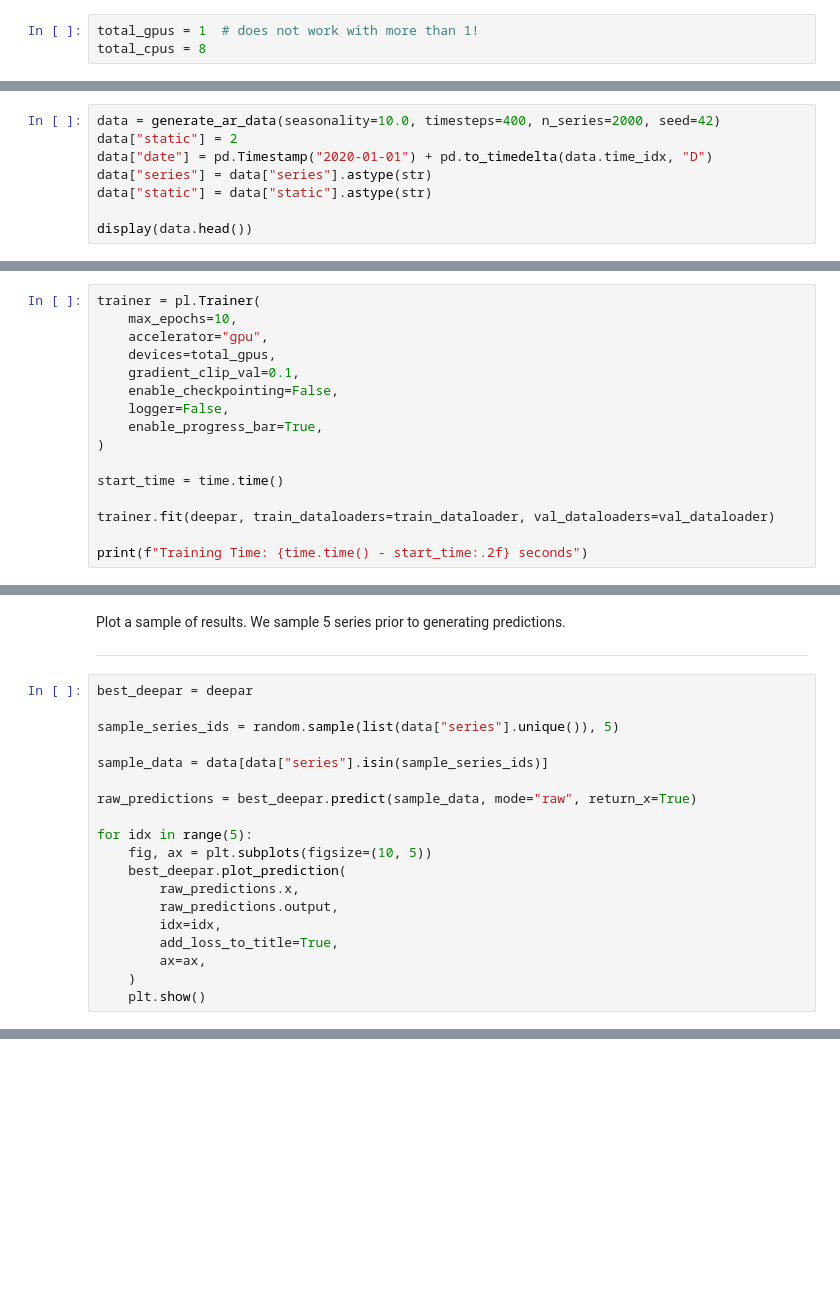
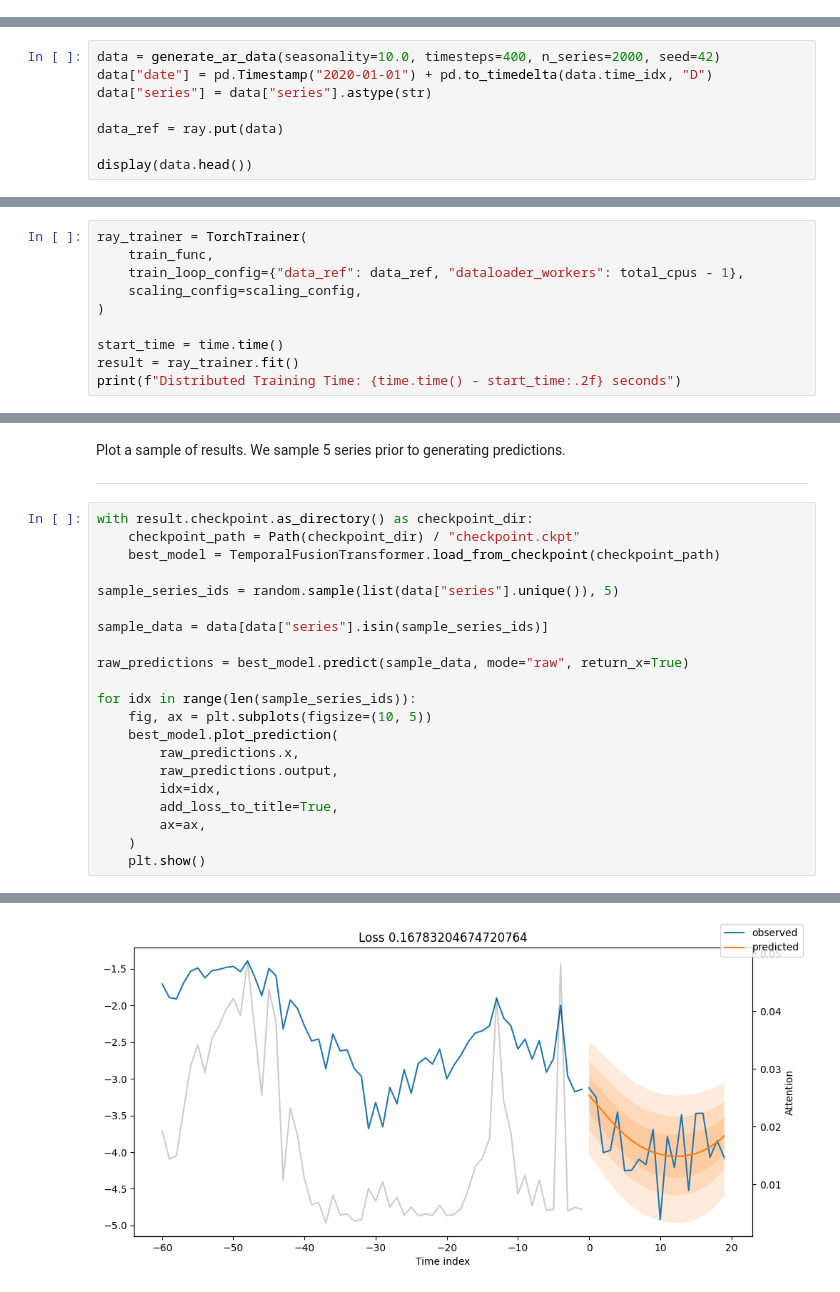
Before and after one commit to rmesek/lsc-time-series-prediction, a Jupyter notebook: notebooks/ray-forecasting.ipynb, the cells around one changed output, grey strips where cells are left out. Saved outputs shown, nothing was run; the diff lists cells and outputs as text; blank space fills up the shorter version.

```diff
--- a/notebooks/ray-forecasting.ipynb
+++ b/notebooks/ray-forecasting.ipynb
@@ -22,4 +52 @@ display(ray.cluster_resources())
-# %%
-total_gpus = 1  # does not work with more than 1!
-total_cpus = 8
 # %% [markdown]
@@ -28,9 +55,9 @@ Generate synthetic time series data.
 ---
 # %%
 data = generate_ar_data(seasonality=10.0, timesteps=400, n_series=2000, seed=42)
-data["static"] = 2
 data["date"] = pd.Timestamp("2020-01-01") + pd.to_timedelta(data.time_idx, "D")
 data["series"] = data["series"].astype(str)
-data["static"] = data["static"].astype(str)
+
+data_ref = ray.put(data)
 
 display(data.head())
@@ -116,18 +122,2 @@ Train the model. Early stopping and checkpointing are disabled to ensure a stric
 
 ---
-# %%
-trainer = pl.Trainer(
-    max_epochs=10,
-    accelerator="gpu",
-    devices=total_gpus,
-    gradient_clip_val=0.1,
-    enable_checkpointing=False,
-    logger=False,
-    enable_progress_bar=True,
-)
-
-start_time = time.time()
-
-trainer.fit(deepar, train_dataloaders=train_dataloader, val_dataloaders=val_dataloader)
-
-print(f"Training Time: {time.time() - start_time:.2f} seconds")
@@ -133,0 +178,10 @@ print(f"Training Time: {time.time() - start_time:.2f} seconds")
+# %%
+ray_trainer = TorchTrainer(
+    train_func,
+    train_loop_config={"data_ref": data_ref, "dataloader_workers": total_cpus - 1},
+    scaling_config=scaling_config,
+)
+
+start_time = time.time()
+result = ray_trainer.fit()
+print(f"Distributed Training Time: {time.time() - start_time:.2f} seconds")
@@ -136,17 +319,19 @@ Plot a sample of results. We sample 5 series prior to generating predictions.
 
 ---
 # %%
-best_deepar = deepar
+with result.checkpoint.as_directory() as checkpoint_dir:
+    checkpoint_path = Path(checkpoint_dir) / "checkpoint.ckpt"
+    best_model = TemporalFusionTransformer.load_from_checkpoint(checkpoint_path)
 
 sample_series_ids = random.sample(list(data["series"].unique()), 5)
 
 sample_data = data[data["series"].isin(sample_series_ids)]
 
-raw_predictions = best_deepar.predict(sample_data, mode="raw", return_x=True)
+raw_predictions = best_model.predict(sample_data, mode="raw", return_x=True)
 
-for idx in range(5):
+for idx in range(len(sample_series_ids)):
     fig, ax = plt.subplots(figsize=(10, 5))
-    best_deepar.plot_prediction(
+    best_model.plot_prediction(
         raw_predictions.x,
         raw_predictions.output,
         idx=idx,
@@ -154,3 +339,4 @@ for idx in range(5):
         ax=ax,
     )
     plt.show()
+# %% [output]
@@ -156,0 +353 @@ for idx in range(5):
+[figure, added]
```
Also changed, not shown: parts of 15 cells of this notebook, 1 other file.
